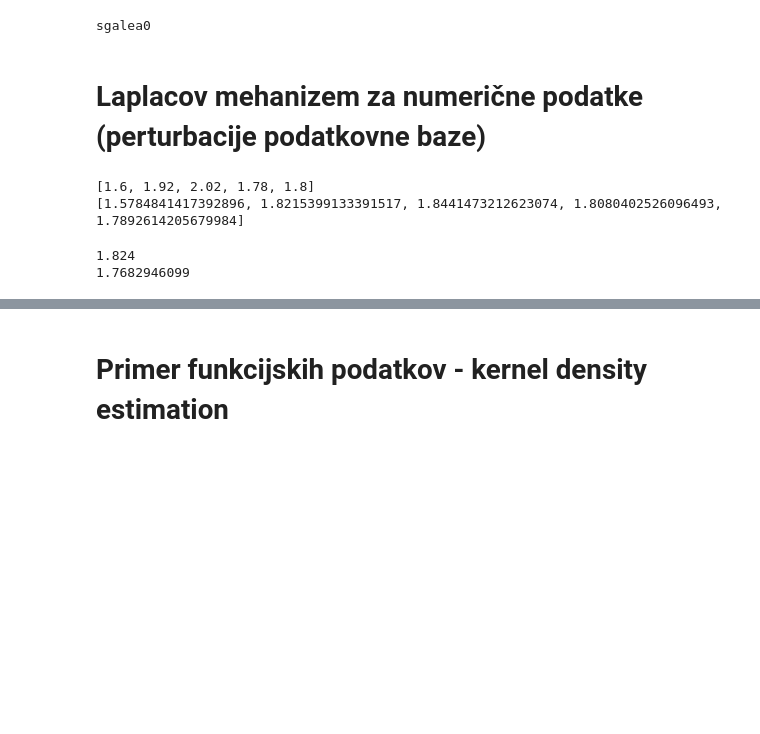
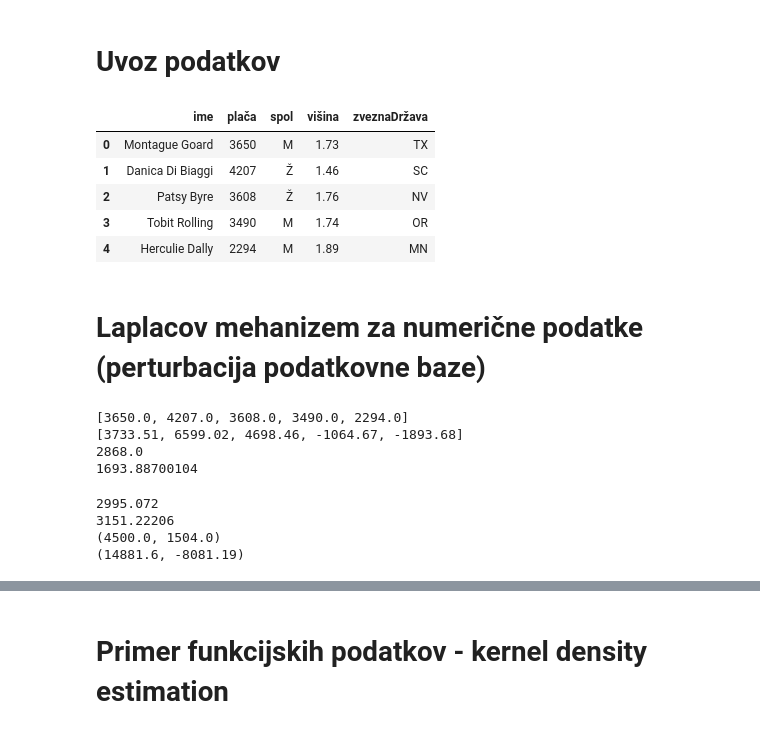
Before and after one commit to metodj/thesis, a Jupyter notebook: dfPython.ipynb, the cells around one changed output, grey strips where cells are left out. Drawn from its saved outputs; the diff is of its cells as text; code cells hidden in the pictures; blank space fills up the shorter version.

```diff
--- a/dfPython.ipynb
+++ b/dfPython.ipynb
@@ -5,19 +7,9 @@ import matplotlib.pyplot as plt
+# %% [markdown]
+# Uvoz podatkov
 # %%
 ################
 #priklop na bazo
 psycopg2.extensions.register_type(psycopg2.extensions.UNICODE) # se znebimo problemov s sumniki
-baza = psycopg2.connect(database='sem2018_leonh', host='baza.fmf.uni-lj.si', user='javnost', password='javnogeslo')
-baza.set_isolation_level(psycopg2.extensions.ISOLATION_LEVEL_AUTOCOMMIT) # onemogocimo transakcije
+baza = psycopg2.connect(database='sem2018_metodj', host='baza.fmf.uni-lj.si', user='metodj', password='gilbertarenas0')
+baza.set_isolation_level(psycopg2.extensions.ISOLATION_LEVEL_AUTOCOMMIT)
 cur = baza.cursor(cursor_factory=psycopg2.extras.DictCursor)
-
-################
-#test priklopa na bazo
-def test(posta):
-    cur.execute('''
-                    SELECT * FROM uporabnik WHERE username=%s
-                ''', [posta])
-    return (cur.fetchall())
-
-print(test('sgalea0')[0][0])
-# %% [output]
-sgalea0
@@ -24,5 +26,29 @@ sgalea0
+# %%
+################
+#preprocessing
+data = test('')
+baza = []
+for i in range(len(data)):
+    tmp = dict()
+    tmp['ime'] = data[i][0]
+    tmp['spol'] =  data[i][1]
+    tmp['zveznaDržava'] = data[i][2]
+    tmp['višina'] = data[i][3]
+    tmp['plača'] = data[i][4]
+    baza.append(tmp)
+
+data = pd.DataFrame(baza)
+data['spol'] = np.where(data['spol']=='Male', 'M', 'Ž')
+data.head()
+# %% [output]
+|  | ime | plača | spol | višina | zveznaDržava |
+| 0 | Montague Goard | 3650 | M | 1.73 | TX |
+| 1 | Danica Di Biaggi | 4207 | Ž | 1.46 | SC |
+| 2 | Patsy Byre | 3608 | Ž | 1.76 | NV |
+| 3 | Tobit Rolling | 3490 | M | 1.74 | OR |
+| 4 | Herculie Dally | 2294 | M | 1.89 | MN |
 # %% [markdown]
-# Laplacov mehanizem za numerične podatke (perturbacije podatkovne baze)
+# Laplacov mehanizem za numerične podatke (perturbacija podatkovne baze)
 # %%
 #izracun diametra (preveri veljavnost!!)
 def diameter(data):
@@ -39,12 +64,24 @@ df_baza = map(lambda elem: elem + np.random.laplace(0,b), baza)
-# %%
-print(baza)
-print(df_baza)
-# %% [output]
-[1.6, 1.92, 2.02, 1.78, 1.8]
-[1.5784841417392896, 1.8215399133391517, 1.8441473212623074, 1.8080402526096493, 1.7892614205679984]
-# %%
-print(sum(baza)/len(baza))
-print(sum(df_baza)/len(df_baza))
-# %% [output]
-1.824
-1.7682946099
+# %%
+#osnovna primerjava
+print(podatki[:5])
+print(df_podatki[:5])
+print(diameter(podatki))
+print(b)
+# %% [output]
+[3650.0, 4207.0, 3608.0, 3490.0, 2294.0]
+[3733.51, 6599.02, 4698.46, -1064.67, -1893.68]
+2868.0
+1693.88700104
+# %%
+#poračunanih nekaj osnovnih statistik za primerjavo
+print(sum(podatki)/len(podatki))
+print(sum(df_podatki)/len(df_podatki))
+print(max(podatki), min(podatki))
+print(max(df_podatki), min(df_podatki))
+
+#poglej še povprečje ženski moški
+# %% [output]
+2995.072
+3151.22206
+(4500.0, 1504.0)
+(14881.6, -8081.19)
```
Also changed, not shown: parts of 14 cells of this notebook, 2 other files.
